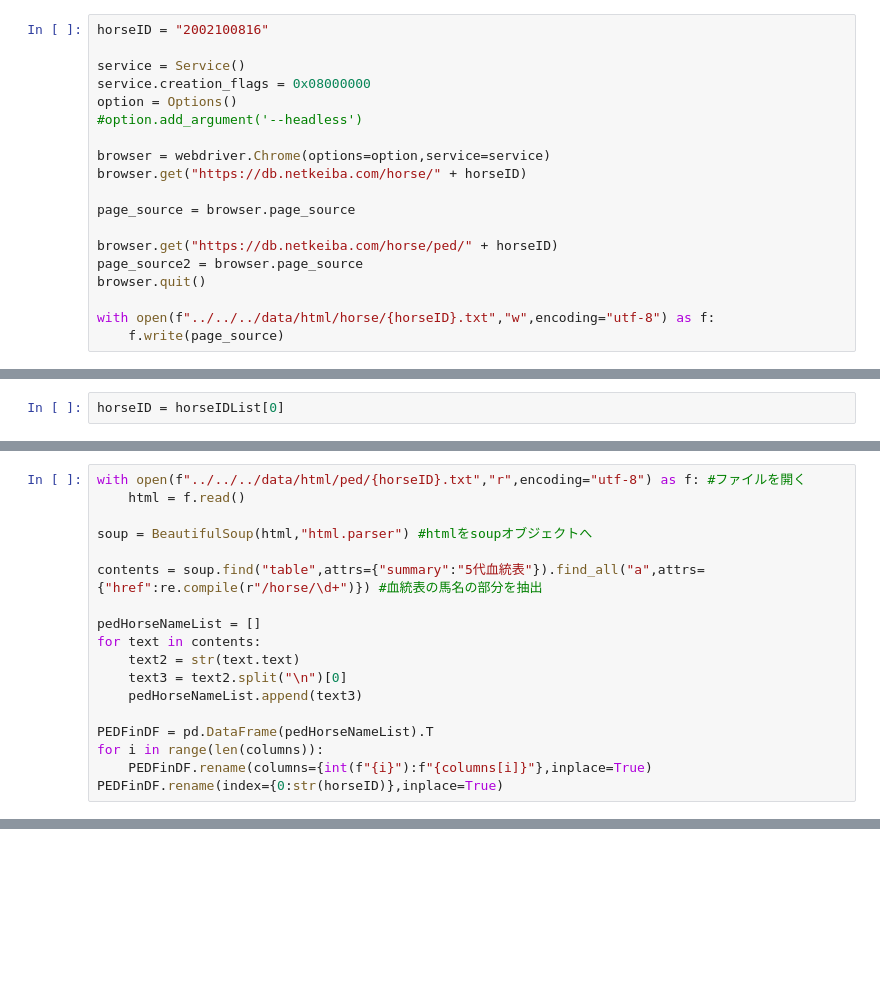
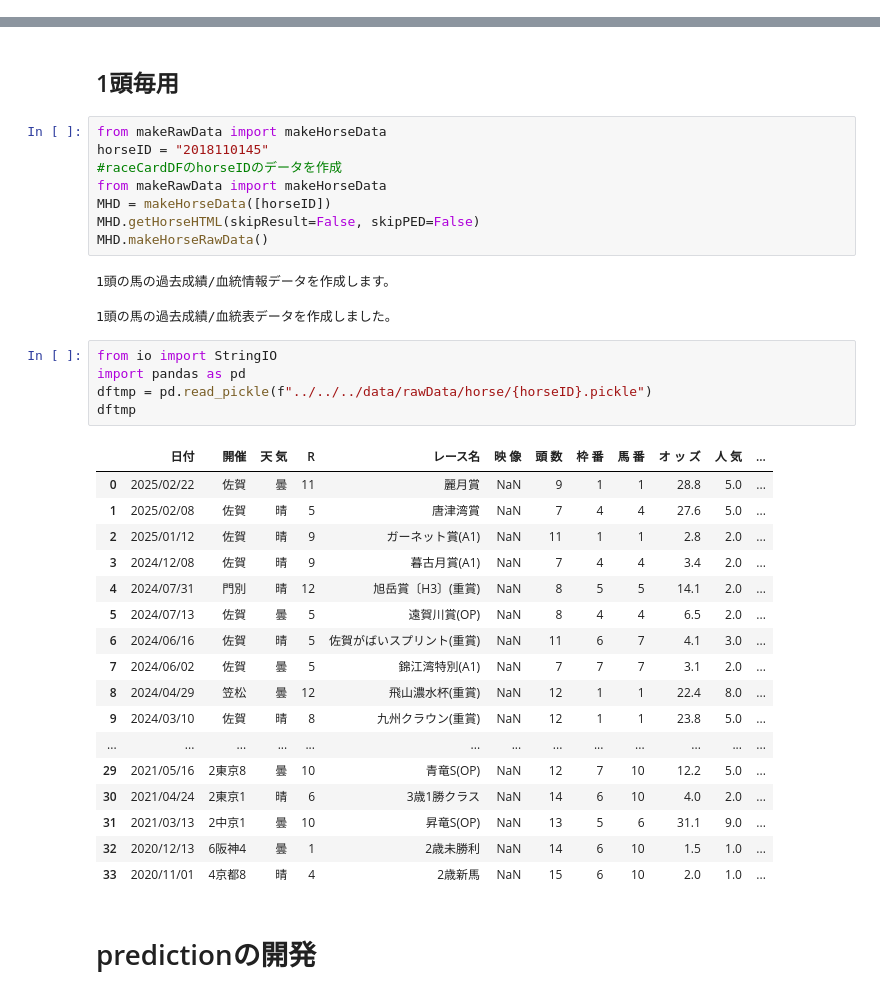
Before and after one commit to 1992Taku0512/horseRacingAnalysis, a Jupyter notebook: modules/test.ipynb, the cells around one changed output, grey strips where cells are left out. Cells and saved outputs as stored; diff of their text form; blank space fills up the shorter version.

```diff
--- a/modules/test.ipynb
+++ b/modules/test.ipynb
@@ -77,19 +0,0 @@ from selenium.webdriver.chrome.service import Service
-# %%
-horseID = "2002100816"
-
-service = Service()
-service.creation_flags = 0x08000000
-option = Options()
-#option.add_argument('--headless')
-
-browser = webdriver.Chrome(options=option,service=service)
-browser.get("https://db.netkeiba.com/horse/" + horseID)
-
-page_source = browser.page_source
-
-browser.get("https://db.netkeiba.com/horse/ped/" + horseID)
-page_source2 = browser.page_source
-browser.quit()
-
-with open(f"../../../data/html/horse/{horseID}.txt","w",encoding="utf-8") as f:
-    f.write(page_source)
@@ -143,2 +0,0 @@ MHD.makeHorseRawData(skipResult=True, skipPED=True)
-# %%
-horseID = horseIDList[0]
@@ -173,18 +0,0 @@ columns = ["F","FF","FFF","FFFF","FFFFF","FFFFM","FFFM","FFFMF","FFFMM","FFM","F
-# %%
-with open(f"../../../data/html/ped/{horseID}.txt","r",encoding="utf-8") as f: #ファイルを開く
-    html = f.read()
-
-soup = BeautifulSoup(html,"html.parser") #htmlをsoupオブジェクトへ
-
-contents = soup.find("table",attrs={"summary":"5代血統表"}).find_all("a",attrs={"href":re.compile(r"/horse/\d+")}) #血統表の馬名の部分を抽出
-
-pedHorseNameList = []
-for text in contents:
-    text2 = str(text.text)
-    text3 = text2.split("\n")[0]
-    pedHorseNameList.append(text3)
-
-PEDFinDF = pd.DataFrame(pedHorseNameList).T
-for i in range(len(columns)):
-    PEDFinDF.rename(columns={int(f"{i}"):f"{columns[i]}"},inplace=True)
-PEDFinDF.rename(index={0:str(horseID)},inplace=True)
@@ -240,0 +56,38 @@ soup
+# %% [markdown]
+## 1頭毎用
+# %%
+from makeRawData import makeHorseData
+horseID = "2018110145"
+#raceCardDFのhorseIDのデータを作成
+from makeRawData import makeHorseData
+MHD = makeHorseData([horseID])
+MHD.getHorseHTML(skipResult=False, skipPED=False)
+MHD.makeHorseRawData()
+# %% [output]
+1頭の馬の過去成績/血統情報データを作成します。
+1頭の馬の過去成績/血統表データを作成しました。
+# %%
+from io import StringIO
+import pandas as pd
+dftmp = pd.read_pickle(f"../../../data/rawData/horse/{horseID}.pickle")
+dftmp
+# %% [output]
+|  | 日付 | 開催 | 天 気 | R | レース名 | 映 像 | 頭 数 | 枠 番 | 馬 番 | オ ッ ズ | 人 気 | ... |
+| 0 | 2025/02/22 | 佐賀 | 曇 | 11 | 麗月賞 | NaN | 9 | 1 | 1 | 28.8 | 5.0 | ... |
+| 1 | 2025/02/08 | 佐賀 | 晴 | 5 | 唐津湾賞 | NaN | 7 | 4 | 4 | 27.6 | 5.0 | ... |
+| 2 | 2025/01/12 | 佐賀 | 晴 | 9 | ガーネット賞(A1) | NaN | 11 | 1 | 1 | 2.8 | 2.0 | ... |
+| 3 | 2024/12/08 | 佐賀 | 晴 | 9 | 暮古月賞(A1) | NaN | 7 | 4 | 4 | 3.4 | 2.0 | ... |
+| 4 | 2024/07/31 | 門別 | 晴 | 12 | 旭岳賞〔H3〕(重賞) | NaN | 8 | 5 | 5 | 14.1 | 2.0 | ... |
+| 5 | 2024/07/13 | 佐賀 | 曇 | 5 | 遠賀川賞(OP) | NaN | 8 | 4 | 4 | 6.5 | 2.0 | ... |
+| 6 | 2024/06/16 | 佐賀 | 晴 | 5 | 佐賀がばいスプリント(重賞) | NaN | 11 | 6 | 7 | 4.1 | 3.0 | ... |
+| 7 | 2024/06/02 | 佐賀 | 曇 | 5 | 錦江湾特別(A1) | NaN | 7 | 7 | 7 | 3.1 | 2.0 | ... |
+| 8 | 2024/04/29 | 笠松 | 曇 | 12 | 飛山濃水杯(重賞) | NaN | 12 | 1 | 1 | 22.4 | 8.0 | ... |
+| 9 | 2024/03/10 | 佐賀 | 晴 | 8 | 九州クラウン(重賞) | NaN | 12 | 1 | 1 | 23.8 | 5.0 | ... |
+| ... | ... | ... | ... | ... | ... | ... | ... | ... | ... | ... | ... | ... |
+| 29 | 2021/05/16 | 2東京8 | 曇 | 10 | 青竜S(OP) | NaN | 12 | 7 | 10 | 12.2 | 5.0 | ... |
+| 30 | 2021/04/24 | 2東京1 | 晴 | 6 | 3歳1勝クラス | NaN | 14 | 6 | 10 | 4.0 | 2.0 | ... |
+| 31 | 2021/03/13 | 2中京1 | 曇 | 10 | 昇竜S(OP) | NaN | 13 | 5 | 6 | 31.1 | 9.0 | ... |
+| 32 | 2020/12/13 | 6阪神4 | 曇 | 1 | 2歳未勝利 | NaN | 14 | 6 | 10 | 1.5 | 1.0 | ... |
+| 33 | 2020/11/01 | 4京都8 | 晴 | 4 | 2歳新馬 | NaN | 15 | 6 | 10 | 2.0 | 1.0 | ... |
+# %% [markdown]
+# predictionの開発
```
Also changed, not shown: parts of 52 cells of this notebook, 7 other files.
